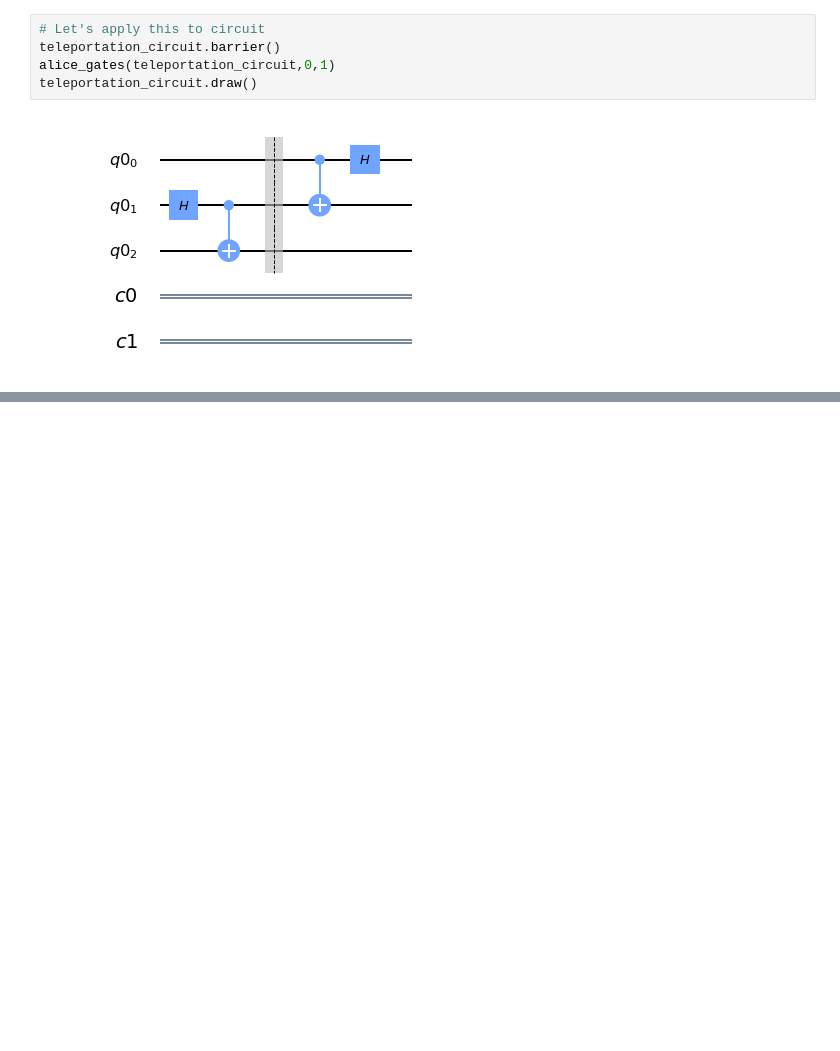
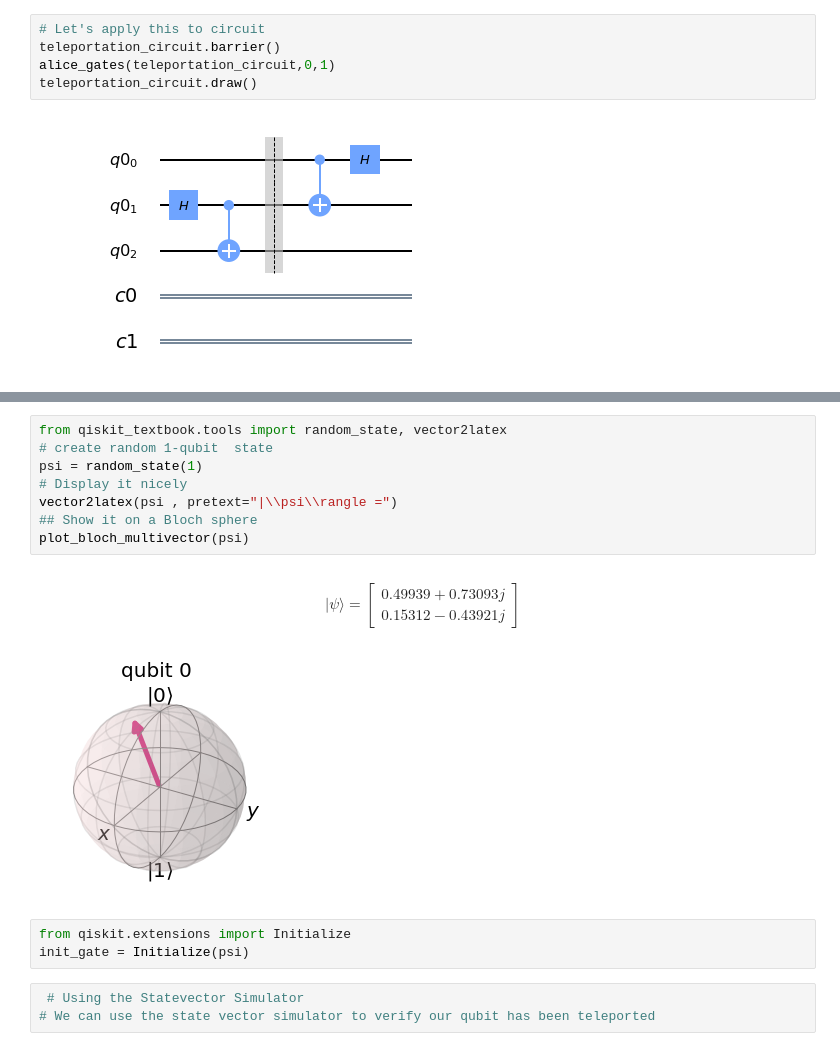
Before and after one commit to Shafi-AI/Quantum-Computing, a Jupyter notebook: Quantum-Practical-Notebooks/Algorithms/Quantum-Teleportation/QuantumTeleportation.ipynb, the cells around one changed output, grey strips where cells are left out. Drawn from its saved outputs; the diff is of its cells as text; blank space fills up the shorter version.

```diff
--- a/Quantum-Practical-Notebooks/Algorithms/Quantum-Teleportation/QuantumTeleportation.ipynb
+++ b/Quantum-Practical-Notebooks/Algorithms/Quantum-Teleportation/QuantumTeleportation.ipynb
@@ -45,0 +68,20 @@ teleportation_circuit.draw()
+# %%
+from qiskit_textbook.tools import random_state, vector2latex
+# create random 1-qubit  state
+psi = random_state(1)
+# Display it nicely
+vector2latex(psi , pretext="|\\psi\\rangle =")
+## Show it on a Bloch sphere
+plot_bloch_multivector(psi)
+# %% [output]
+
+$$ |\psi\rangle =\begin{bmatrix}
+0.49939+0.73093j \\
+0.15312-0.43921j\end{bmatrix} $$
+[figure, added]
+# %%
+from qiskit.extensions import Initialize
+init_gate = Initialize(psi)
+# %%
+ # Using the Statevector Simulator
+# We can use the state vector simulator to verify our qubit has been teleported
```
Also changed, not shown: parts of 16 cells of this notebook.
